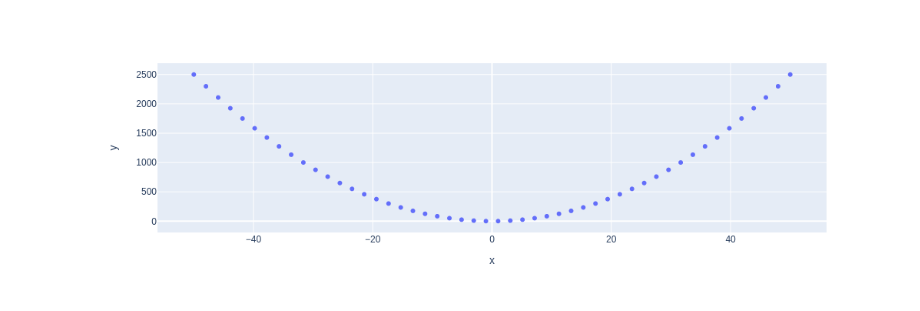
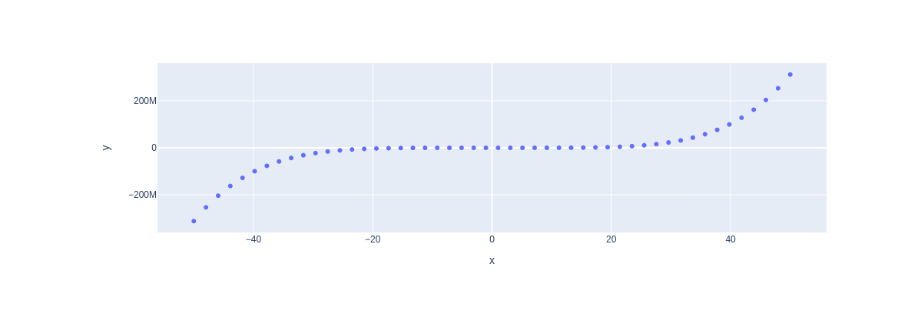
Before and after one commit to kavishirrinki/my-notebooks-repo, a Jupyter notebook: experiment1.ipynb, the cells around one changed output. Saved outputs shown, nothing was run; the diff lists cells and outputs as text; code cells hidden in the pictures.

```diff
--- a/experiment1.ipynb
+++ b/experiment1.ipynb
@@ -6,7 +6,7 @@ import plotly.express as px
 x = np.linspace(start=-50, stop=50)
 
 # y-axis data points
-y = x ** 2
+y = x ** 5
 
 # define the plot
 fig = px.scatter(x=x, y=y)
@@ -17 +16 @@ fig.show()
-[figure, old version]
+[figure, new version]
```
Also changed, not shown: parts of 1 cell of this notebook.
